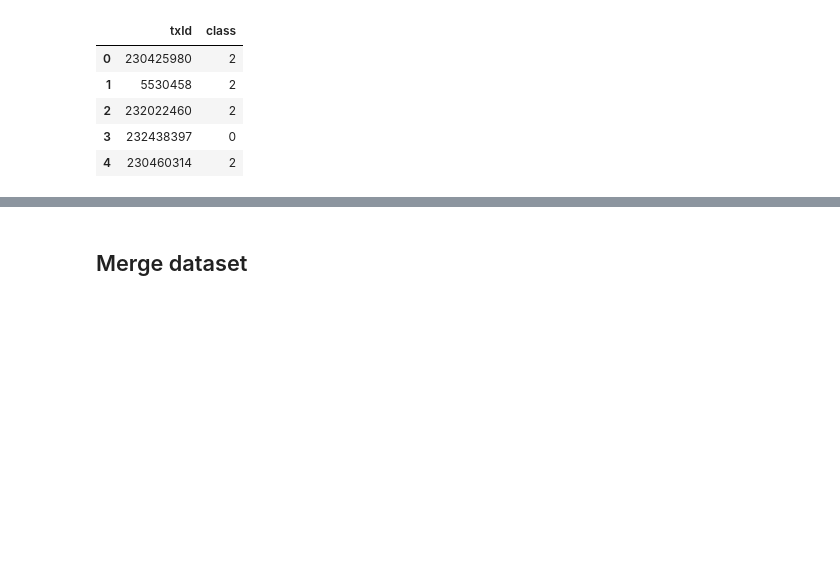
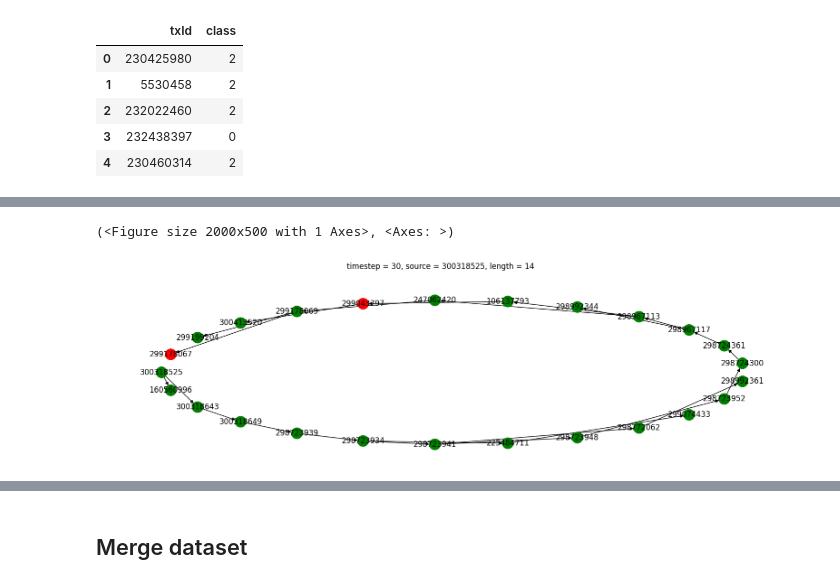
Before and after one commit to taimoon/deep-learning-note, a Jupyter notebook: Fraud_detection_GAT.ipynb, the cells around one changed output, grey strips where cells are left out. Drawn from its saved outputs; the diff is of its cells as text; code cells hidden in the pictures; blank space fills up the shorter version.

```diff
--- a/Fraud_detection_GAT.ipynb
+++ b/Fraud_detection_GAT.ipynb
@@ -186,0 +238,5 @@ df_merge.head()
+# %%
+plot_bfs(G,300318525)
+# %% [output]
+(<Figure size 2000x500 with 1 Axes>, <Axes: >)
+[figure, added]
```
Also changed, not shown: parts of 17 cells of this notebook.
